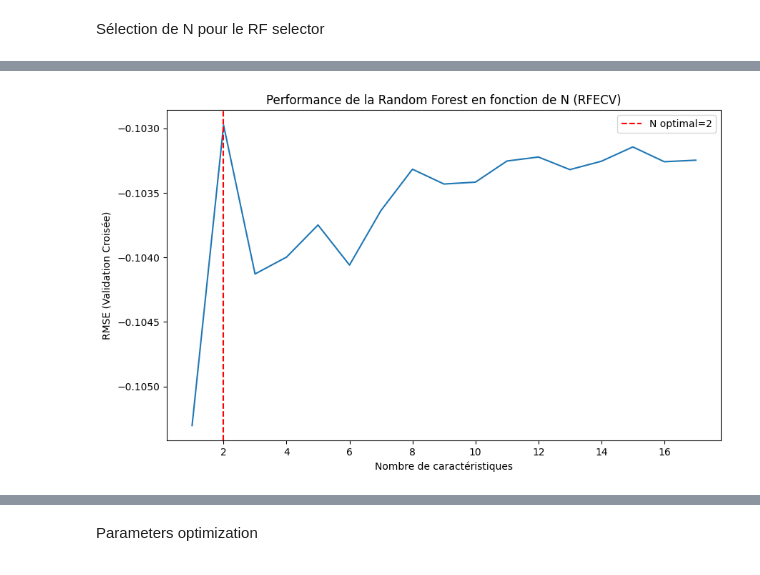
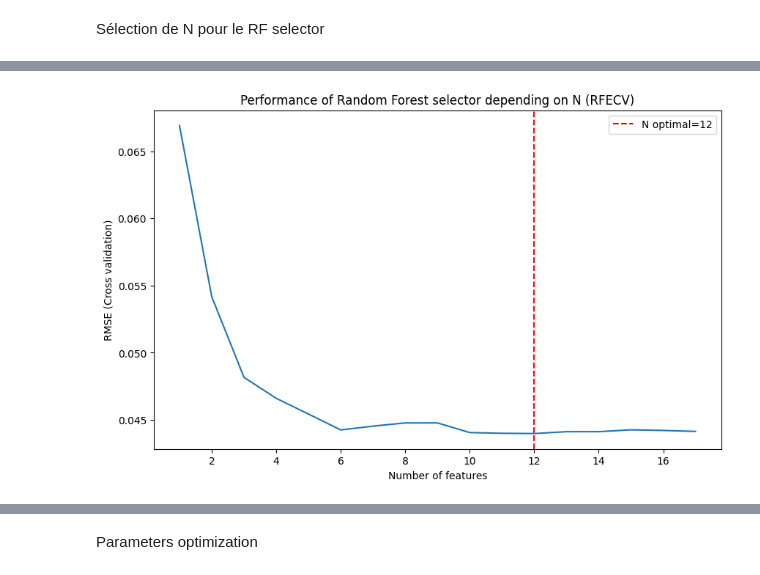
Before and after one commit to thomasrixen/LELEC2870-Project, a Jupyter notebook: Part2/Part2.ipynb, the cells around one changed output, grey strips where cells are left out. Saved outputs shown, nothing was run; the diff lists cells and outputs as text; code cells hidden in the pictures.

```diff
--- a/Part2/Part2.ipynb
+++ b/Part2/Part2.ipynb
@@ -270,19 +267,18 @@ Fitting estimator with 6 features.
 # %%
-# Affichage de la performance en fonction du nombre de caractéristiques
-scores_rmse = -rfecv_selector.cv_results_['mean_test_score'] # Non, pas de négatif ici!
 
 # Assuming it returns the actual RMSE values (since greater_is_better=False)
-scores_rmse = rfecv_selector.cv_results_['mean_test_score']
+scores_rmse = -rfecv_selector.cv_results_['mean_test_score']
 n_features_range = range(1, len(X_train_full.columns) + 1)
 
 # Création du graphique (nécessite matplotlib)
 plt.figure(figsize=(10, 6))
 plt.plot(n_features_range, scores_rmse)
-plt.xlabel("Nombre de caractéristiques")
-plt.ylabel("RMSE (Validation Croisée)")
-plt.title("Performance de la Random Forest en fonction de N (RFECV)")
+plt.xlabel("Number of features")
+plt.ylabel("RMSE (Cross validation)")
+plt.title("Performance of Random Forest selector depending on N (RFECV)")
 plt.axvline(x=N_optimal, color='r', linestyle='--', label=f'N optimal={N_optimal}')
 plt.legend()
+plt.savefig("C:/Users/User/Desktop/GBIOM2/LELEC2870_Machine_learning/LELEC2870-Project/plots/performance_rf_selection.pdf")
 plt.show()
 # %% [output]
-[figure, old version]
+[figure, new version]
```
Also changed, not shown: parts of 10 cells of this notebook.
